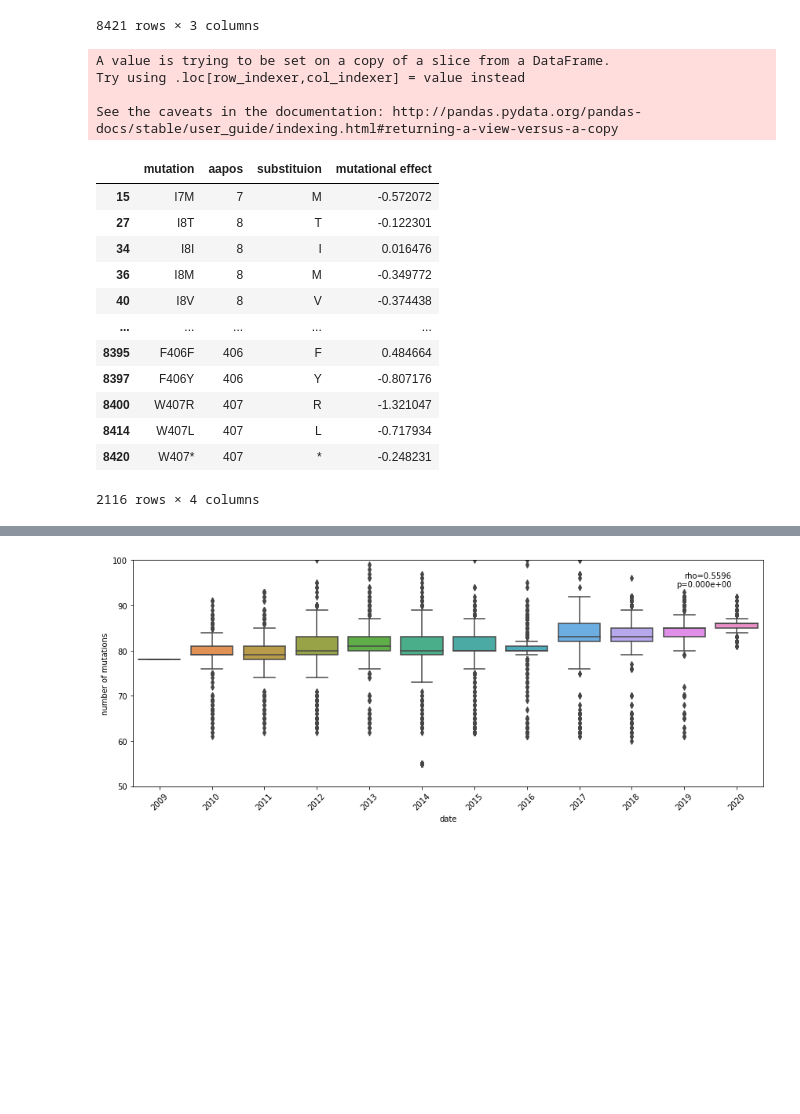
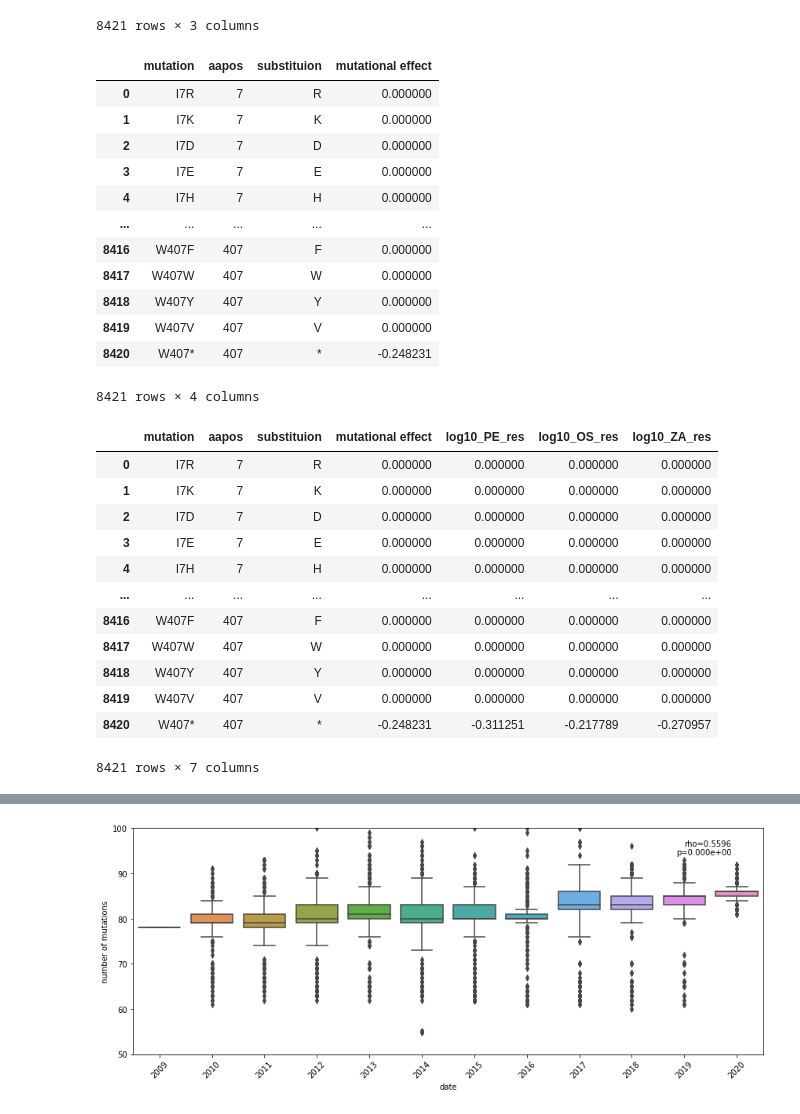
Before and after one commit to Tian-hao/flu_NA, a Jupyter notebook: NA_NOA.ipynb, the cells around one changed output, grey strips where cells are left out. Cells and saved outputs as stored; diff of their text form; code cells hidden in the pictures; blank space fills up the shorter version.

```diff
--- a/NA_NOA.ipynb
+++ b/NA_NOA.ipynb
@@ -115,26 +162,53 @@ def mean_me(mutation):
         return np.mean([x if x > -3 else -3 for x in list(tmpdata['log10_fit']) ])
 
 sdata['mutational effect'] = sdata['mutation'].apply(lambda x:mean_me(x))
-sdata = sdata[sdata['mutational effect']!=0]
 sdata
 # %% [output]
+|  | mutation | aapos | substituion | mutational effect |
+| 0 | I7R | 7 | R | 0.000000 |
+| 1 | I7K | 7 | K | 0.000000 |
+| 2 | I7D | 7 | D | 0.000000 |
+| 3 | I7E | 7 | E | 0.000000 |
+| 4 | I7H | 7 | H | 0.000000 |
+| ... | ... | ... | ... | ... |
+| 8416 | W407F | 407 | F | 0.000000 |
+| 8417 | W407W | 407 | W | 0.000000 |
+| 8418 | W407Y | 407 | Y | 0.000000 |
+| 8419 | W407V | 407 | V | 0.000000 |
+| 8420 | W407* | 407 | * | -0.248231 |
-A value is trying to be set on a copy of a slice from a DataFrame.
-Try using .loc[row_indexer,col_indexer] = value instead
-
-See the caveats in the documentation: http://pandas.pydata.org/pandas-docs/stable/user_guide/indexing.html#returning-a-view-versus-a-copy
+8421 rows × 4 columns
-|  | mutation | aapos | substituion | mutational effect |
-| 15 | I7M | 7 | M | -0.572072 |
-| 27 | I8T | 8 | T | -0.122301 |
-| 34 | I8I | 8 | I | 0.016476 |
-| 36 | I8M | 8 | M | -0.349772 |
-| 40 | I8V | 8 | V | -0.374438 |
-| ... | ... | ... | ... | ... |
-| 8395 | F406F | 406 | F | 0.484664 |
-| 8397 | F406Y | 406 | Y | -0.807176 |
-| 8400 | W407R | 407 | R | -1.321047 |
-| 8414 | W407L | 407 | L | -0.717934 |
-| 8420 | W407* | 407 | * | -0.248231 |
-2116 rows × 4 columns
+# %%
+def mean_res(mutation,drug):
+    tmpdata = fitdata[(fitdata['aapos']==int(mutation[1:-1]))]
+    if mutation[0] == mutation[-1]:
+        tmpdata = tmpdata[tmpdata['mut_type']=='silent']
+    elif mutation[-1] == '*':
+        tmpdata = tmpdata[tmpdata['mut_type']=='nonsense']
+    else:
+        tmpdata = tmpdata[tmpdata['Frame1']==mutation]
+    if len(tmpdata) == 0:
+        return 0
+    else:
+        return np.mean([x if x > -4 else -4 for x in list(tmpdata['log10_res_'+drug]) ])
+
+for drug in druglist:
+    sdata['log10_'+drug+'_res'] = sdata['mutation'].apply(lambda x:mean_res(x,drug))
+    #sdata = sdata[sdata['mutational effect']!=0]
+sdata
+# %% [output]
+|  | mutation | aapos | substituion | mutational effect | log10_PE_res | log10_OS_res | log10_ZA_res |
+| 0 | I7R | 7 | R | 0.000000 | 0.000000 | 0.000000 | 0.000000 |
+| 1 | I7K | 7 | K | 0.000000 | 0.000000 | 0.000000 | 0.000000 |
+| 2 | I7D | 7 | D | 0.000000 | 0.000000 | 0.000000 | 0.000000 |
+| 3 | I7E | 7 | E | 0.000000 | 0.000000 | 0.000000 | 0.000000 |
+| 4 | I7H | 7 | H | 0.000000 | 0.000000 | 0.000000 | 0.000000 |
+| ... | ... | ... | ... | ... | ... | ... | ... |
+| 8416 | W407F | 407 | F | 0.000000 | 0.000000 | 0.000000 | 0.000000 |
+| 8417 | W407W | 407 | W | 0.000000 | 0.000000 | 0.000000 | 0.000000 |
+| 8418 | W407Y | 407 | Y | 0.000000 | 0.000000 | 0.000000 | 0.000000 |
+| 8419 | W407V | 407 | V | 0.000000 | 0.000000 | 0.000000 | 0.000000 |
+| 8420 | W407* | 407 | * | -0.248231 | -0.311251 | -0.217789 | -0.270957 |
+8421 rows × 7 columns
 # %%
 datelist = []
 inferfitlist = []
```
Also changed, not shown: parts of 6 cells of this notebook.
